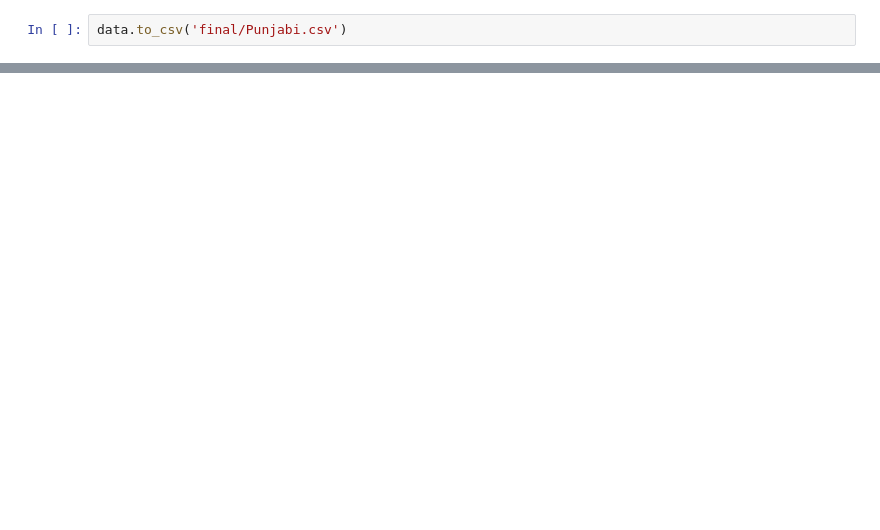
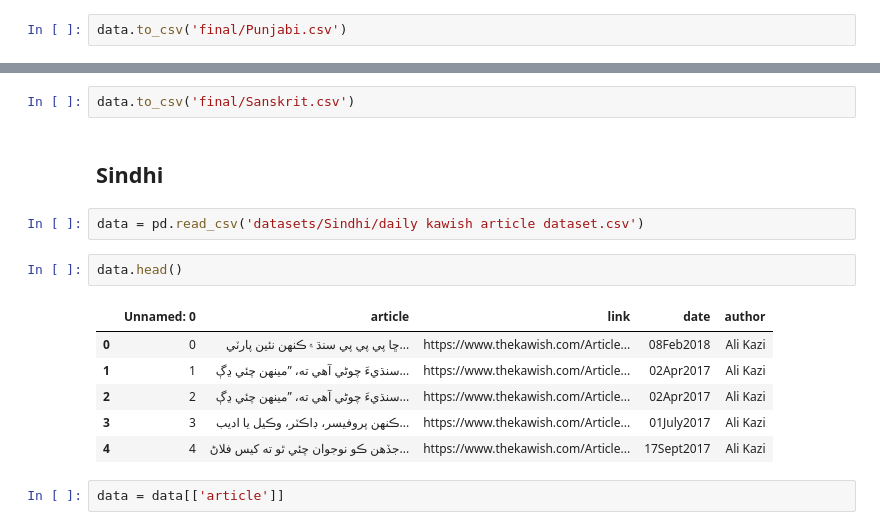
Before and after one commit to pranavagrawal321/Language-Identification, a Jupyter notebook: preprocessing.ipynb, the cells around one changed output, grey strips where cells are left out. Saved outputs shown, nothing was run; the diff lists cells and outputs as text; blank space fills up the shorter version.

Commit message:
Added language: Sanskrit

```diff
--- a/preprocessing.ipynb
+++ b/preprocessing.ipynb
@@ -1456,0 +1785,17 @@ data.to_csv('final/Punjabi.csv')
+# %%
+data.to_csv('final/Sanskrit.csv')
+# %% [markdown]
+## Sindhi
+# %%
+data = pd.read_csv('datasets/Sindhi/daily kawish article dataset.csv')
+# %%
+data.head()
+# %% [output]
+|  | Unnamed: 0 | article | link | date | author |
+| 0 | 0 | ڇا پي پي پي سنڌ ۾ ڪنهن نئين پارٽي... | https://www.thekawish.com/Article... | 08Feb2018 | Ali Kazi |
+| 1 | 1 | سنڌيءَ چوڻي آهي ته، ”مينهن چئي ڍڳ... | https://www.thekawish.com/Article... | 02Apr2017 | Ali Kazi |
+| 2 | 2 | سنڌيءَ چوڻي آهي ته، ”مينهن چئي ڍڳ... | https://www.thekawish.com/Article... | 02Apr2017 | Ali Kazi |
+| 3 | 3 | ڪنهن پروفيسر، ڊاڪٽر، وڪيل يا اديب... | https://www.thekawish.com/Article... | 01July2017 | Ali Kazi |
+| 4 | 4 | جڏهن ڪو نوجوان چئي ٿو ته کيس فلاڻ... | https://www.thekawish.com/Article... | 17Sept2017 | Ali Kazi |
+# %%
+data = data[['article']]
```
Also changed, not shown: parts of 65 cells of this notebook.
